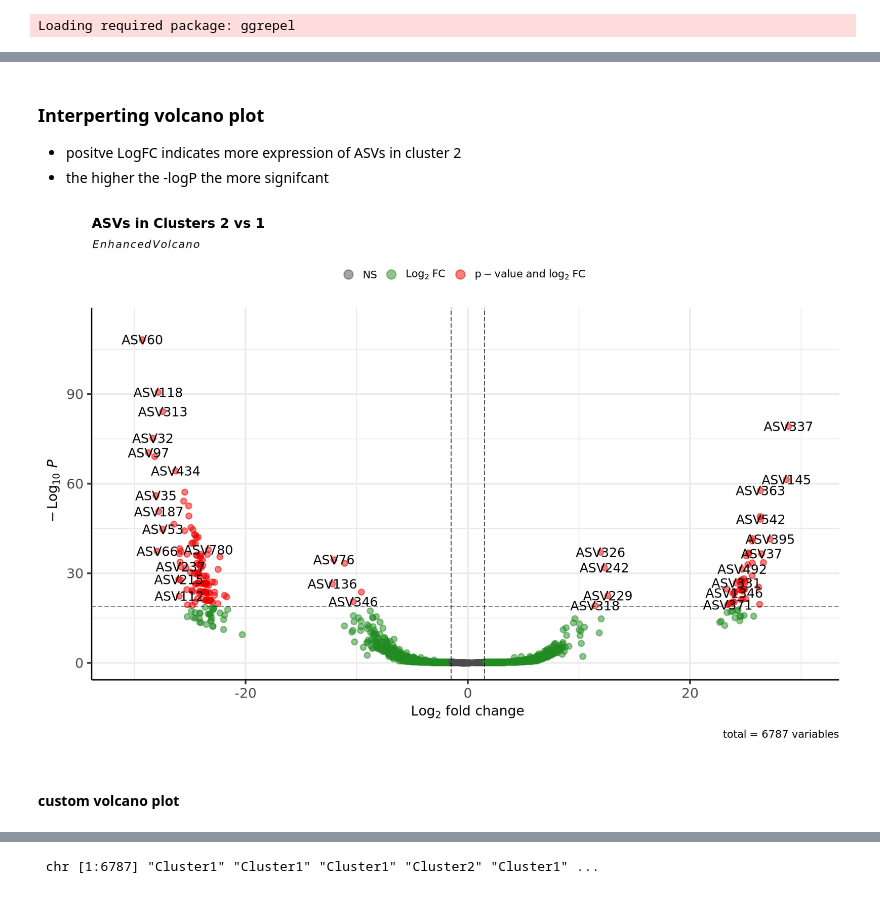
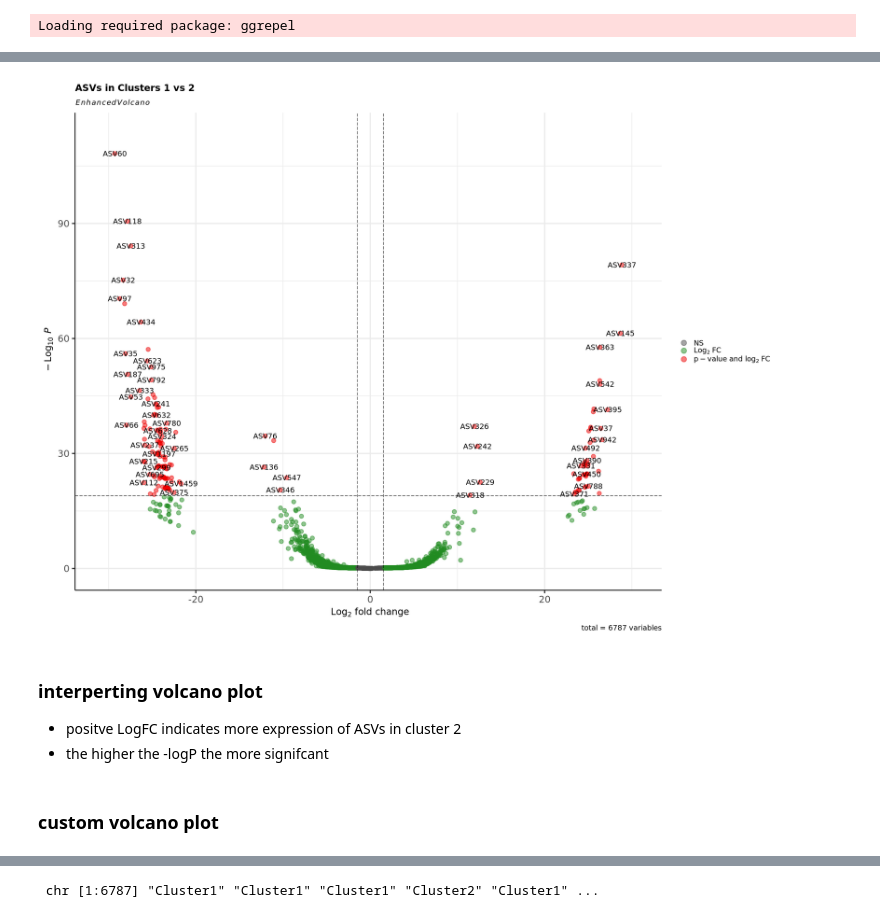
Before and after one commit to cdesouza02/BEL_16S_output, a Jupyter notebook: DESeq_plots.ipynb, the cells around one changed output, grey strips where cells are left out. Cells and saved outputs as stored; diff of their text form; code cells hidden in the pictures.

```diff
--- a/DESeq_plots.ipynb
+++ b/DESeq_plots.ipynb
@@ -70,21 +60,23 @@ Loading required package: ggrepel
-# %% [markdown]
-### Interperting volcano plot
-- positve LogFC indicates more expression of ASVs in cluster 2
-- the higher the -logP the more signifcant
 # %%
-    EnhancedVolcano(res,
-    lab = rownames(res),
+ #first attempt without ASV short names is unreadable
+#with ASV short names
+#res and sig_cluster look the same
+EnhancedVolcano(res_df,
+    lab = rownames(res_df),
     x = 'log2FoldChange',
     y = 'padj',
-    title = 'ASVs in Clusters 2 vs 1',
+    title = 'ASVs in Clusters 1 vs 2',
     pCutoff =  10e-20, #p value=0.01
     FCcutoff = 1.5,
     pointSize = 3.0,
-    labSize = 6.0,
     legendPosition = 'right',
     legendLabSize = 14,
     legendIconSize = 4.0,)
 # %% [output]
-[figure, old version]
+[figure, new version]
+# %% [markdown]
+### interperting volcano plot
+- positve LogFC indicates more expression of ASVs in cluster 2
+- the higher the -logP the more signifcant
 # %% [markdown]
-#### custom volcano plot
+### custom volcano plot
```
Also changed, not shown: parts of 24 cells of this notebook, 2 other files.
